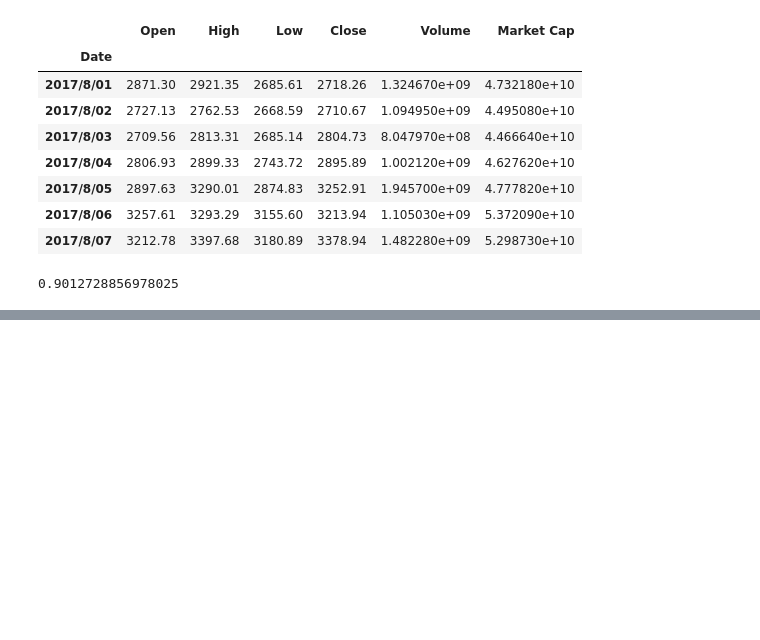
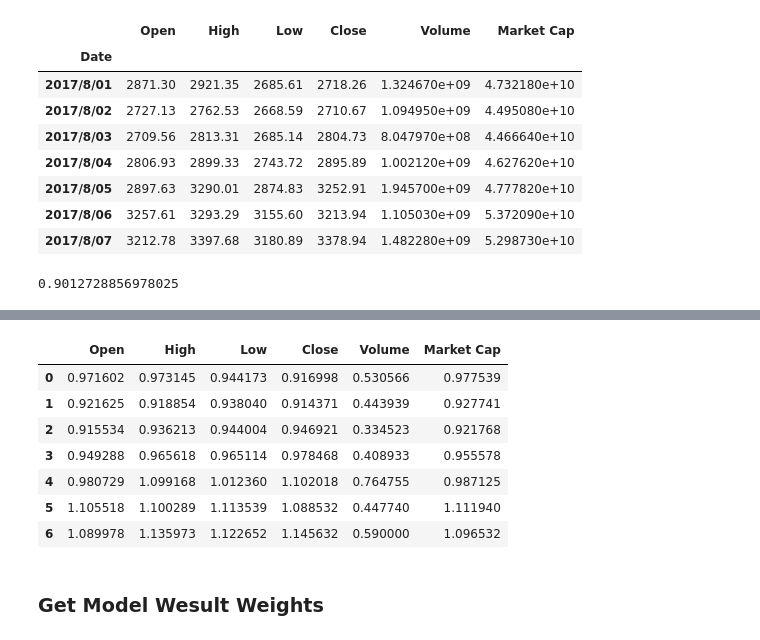
Before and after one commit to dimas145/LSTM, a Jupyter notebook: main.ipynb, the cells around one changed output, grey strips where cells are left out. Drawn from its saved outputs; the diff is of its cells as text; code cells hidden in the pictures; blank space fills up the shorter version.

```diff
--- a/main.ipynb
+++ b/main.ipynb
@@ -255,0 +370,13 @@ X_test = pd.DataFrame(scaler.transform(test_data), columns=['Open', 'High', 'Low
+# %%
+X_test
+# %% [output]
+|  | Open | High | Low | Close | Volume | Market Cap |
+| 0 | 0.971602 | 0.973145 | 0.944173 | 0.916998 | 0.530566 | 0.977539 |
+| 1 | 0.921625 | 0.918854 | 0.938040 | 0.914371 | 0.443939 | 0.927741 |
+| 2 | 0.915534 | 0.936213 | 0.944004 | 0.946921 | 0.334523 | 0.921768 |
+| 3 | 0.949288 | 0.965618 | 0.965114 | 0.978468 | 0.408933 | 0.955578 |
+| 4 | 0.980729 | 1.099168 | 1.012360 | 1.102018 | 0.764755 | 0.987125 |
+| 5 | 1.105518 | 1.100289 | 1.113539 | 1.088532 | 0.447740 | 1.111940 |
+| 6 | 1.089978 | 1.135973 | 1.122652 | 1.145632 | 0.590000 | 1.096532 |
+# %% [markdown]
+### Get Model Wesult Weights
```
Also changed, not shown: parts of 22 cells of this notebook, 4 other files.
